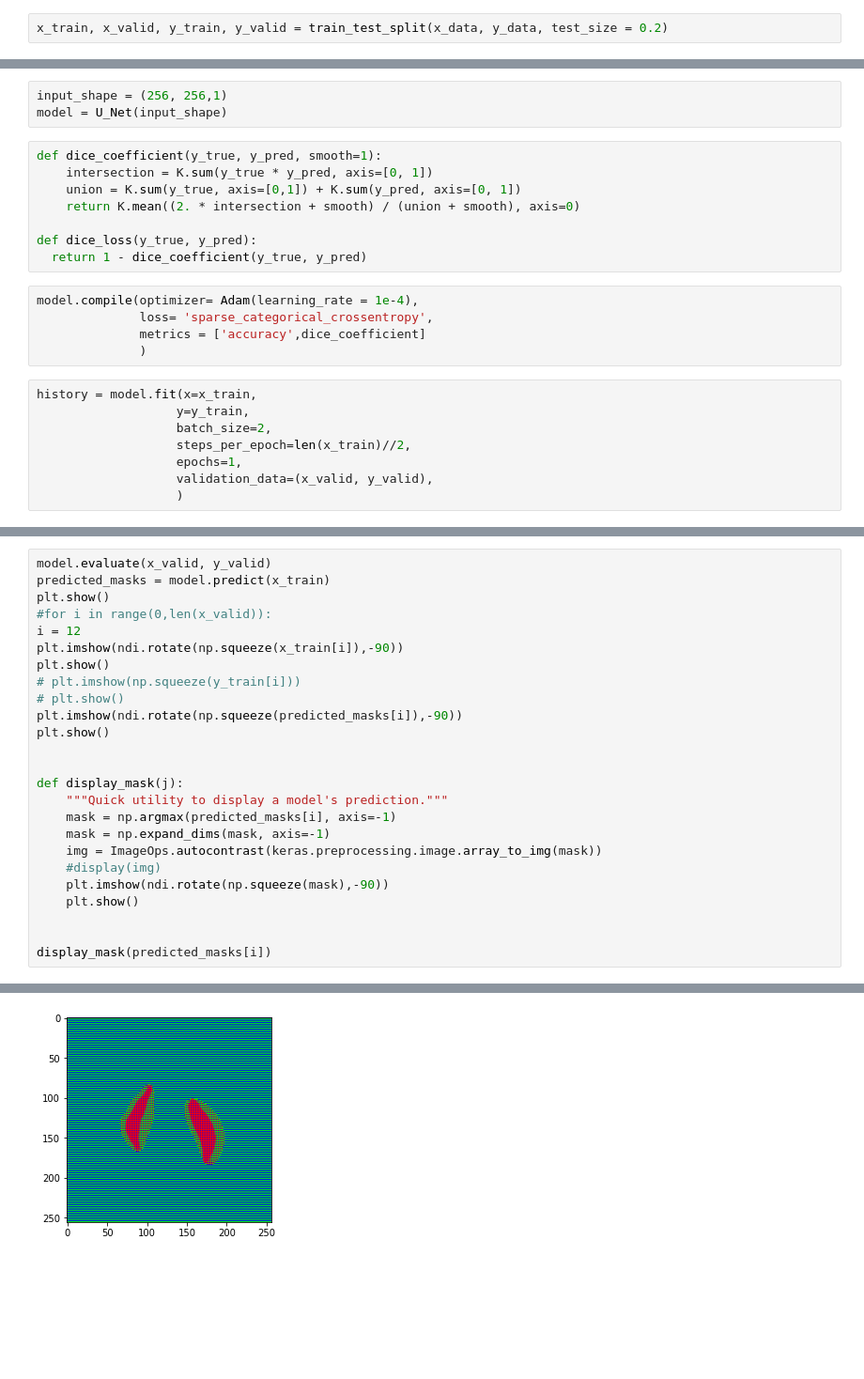
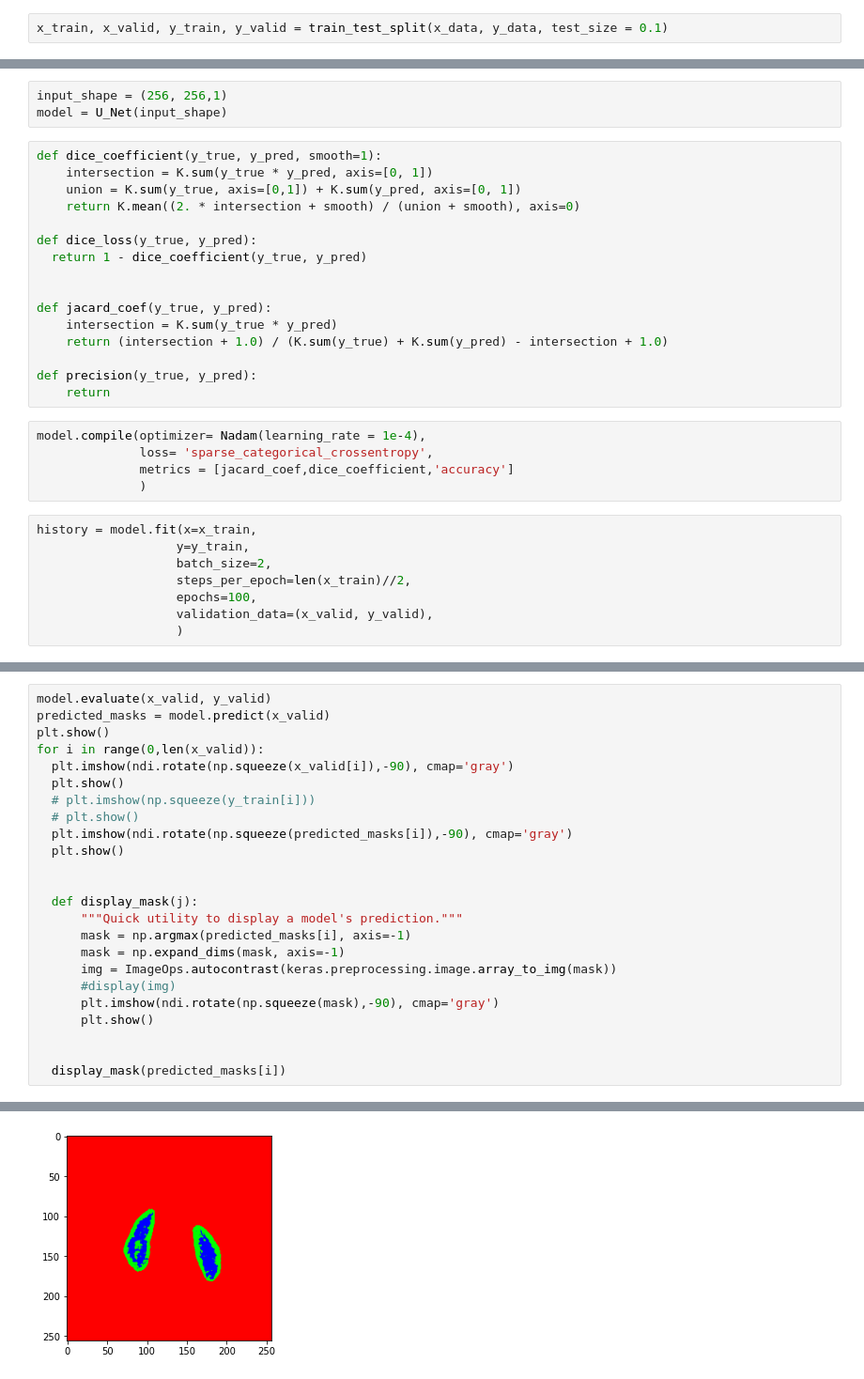
Before and after one commit to sohamtalukdar/Automated-renal-compartment-segmentation-of-the-kidneys, a Jupyter notebook: Unet.ipynb, the cells around one changed output, grey strips where cells are left out. Shown at 94% size. Saved outputs shown, nothing was run; the diff lists cells and outputs as text; blank space fills up the shorter version.

```diff
--- a/Unet.ipynb
+++ b/Unet.ipynb
@@ -177,7 +171,7 @@ plt.show()
 (256, 256, 1) (256, 256, 1)
 '\nfig, ax = plt.subplots(2)\nax[0].imshow(x_images[46])\nax[1].imshow(y_images[46])\nplt.show()\n'
 # %%
-x_train, x_valid, y_train, y_valid = train_test_split(x_data, y_data, test_size = 0.2)
+x_train, x_valid, y_train, y_valid = train_test_split(x_data, y_data, test_size = 0.1)
 # %%
 ### UNET
 
@@ -245,17 +239,25 @@ def dice_coefficient(y_true, y_pred, smooth=1):
 
 def dice_loss(y_true, y_pred):
   return 1 - dice_coefficient(y_true, y_pred)
+
+
+def jacard_coef(y_true, y_pred):
+    intersection = K.sum(y_true * y_pred)
+    return (intersection + 1.0) / (K.sum(y_true) + K.sum(y_pred) - intersection + 1.0)
+
+def precision(y_true, y_pred):
+    return
 # %%
-model.compile(optimizer= Adam(learning_rate = 1e-4),
+model.compile(optimizer= Nadam(learning_rate = 1e-4),
               loss= 'sparse_categorical_crossentropy',
-              metrics = ['accuracy',dice_coefficient]
+              metrics = [jacard_coef,dice_coefficient,'accuracy']
               )
 # %%
 history = model.fit(x=x_train,
                    y=y_train,
                    batch_size=2,
                    steps_per_epoch=len(x_train)//2,
-                   epochs=1,
+                   epochs=100,
                    validation_data=(x_valid, y_valid),
                    )
 # %% [output]
@@ -344,26 +378,25 @@ plt.show()
 # %%
 model.evaluate(x_valid, y_valid)
-predicted_masks = model.predict(x_train)
+predicted_masks = model.predict(x_valid)
 plt.show()
-#for i in range(0,len(x_valid)):
-i = 12
-plt.imshow(ndi.rotate(np.squeeze(x_train[i]),-90))
-plt.show()
-# plt.imshow(np.squeeze(y_train[i]))
-# plt.show()
-plt.imshow(ndi.rotate(np.squeeze(predicted_masks[i]),-90))
-plt.show()
+for i in range(0,len(x_valid)):
+  plt.imshow(ndi.rotate(np.squeeze(x_valid[i]),-90), cmap='gray')
+  plt.show()
+  # plt.imshow(np.squeeze(y_train[i]))
+  # plt.show()
+  plt.imshow(ndi.rotate(np.squeeze(predicted_masks[i]),-90), cmap='gray')
+  plt.show()
 
 
-def display_mask(j):
-    """Quick utility to display a model's prediction."""
-    mask = np.argmax(predicted_masks[i], axis=-1)
-    mask = np.expand_dims(mask, axis=-1)
-    img = ImageOps.autocontrast(keras.preprocessing.image.array_to_img(mask))
-    #display(img)
-    plt.imshow(ndi.rotate(np.squeeze(mask),-90))
-    plt.show()
+  def display_mask(j):
+      """Quick utility to display a model's prediction."""
+      mask = np.argmax(predicted_masks[i], axis=-1)
+      mask = np.expand_dims(mask, axis=-1)
+      img = ImageOps.autocontrast(keras.preprocessing.image.array_to_img(mask))
+      #display(img)
+      plt.imshow(ndi.rotate(np.squeeze(mask),-90), cmap='gray')
+      plt.show()
 
 
-display_mask(predicted_masks[i])
+  display_mask(predicted_masks[i])
 # %% [output]
@@ -372,2 +405,2 @@ display_mask(predicted_masks[i])
 WARNING:matplotlib.image:Clipping input data to the valid range for imshow with RGB data ([0..1] for floats or [0..255] for integers).
-[figure, old version]
+[figure, new version]
```
Also changed, not shown: parts of 12 cells of this notebook.
